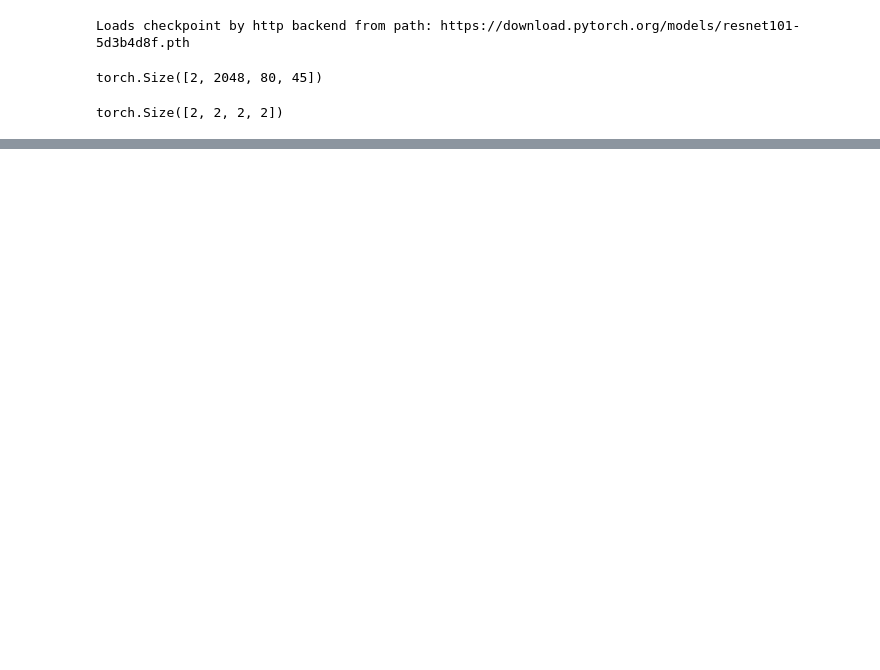
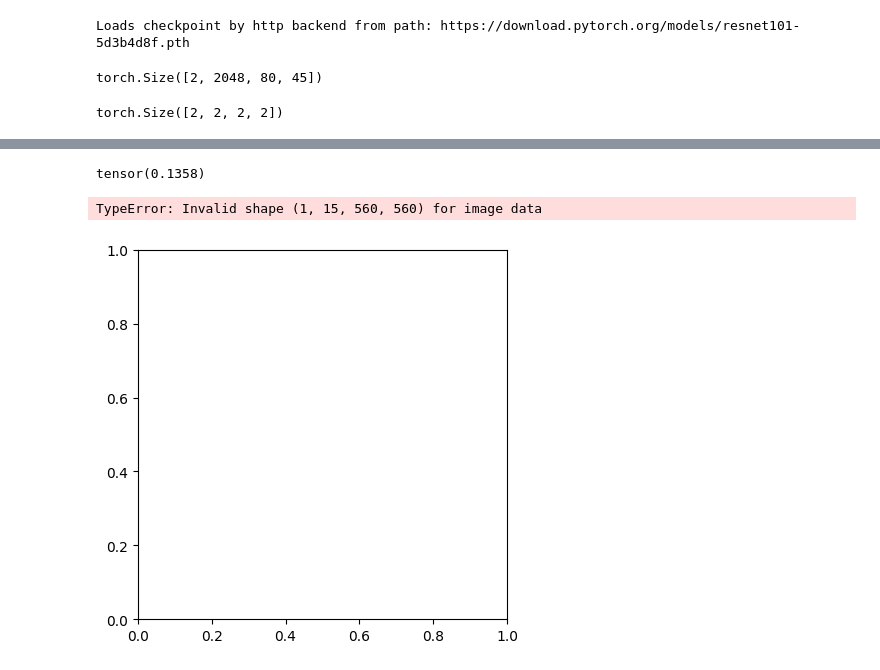
Before and after one commit to DauphinAFD/DA-ProSS, a Jupyter notebook: checktest.ipynb, the cells around one changed output, grey strips where cells are left out. Drawn from its saved outputs; the diff is of its cells as text; code cells hidden in the pictures; blank space fills up the shorter version.

```diff
--- a/checktest.ipynb
+++ b/checktest.ipynb
@@ -177,0 +260,3 @@ depth_base
+# %%
+depth = torch.unsqueeze(depth,dim = 0)
+depth.shape
@@ -177,0 +269,3 @@ depth_base
+# %%
+get_depth_prob = DepthProb()
+prob_to_entropy = Prob2Entropy()
@@ -177,0 +279,5 @@ depth_base
+# %%
+
+depth_prob = get_depth_prob(torch.tensor(depth))
+depth_prob.shape
+np.unique(depth_prob,return_counts=True)
@@ -177,0 +303,11 @@ depth_base
+# %%
+depth_entropy = prob_to_entropy(depth_prob)
+depth_entropy.max()
+# %% [output]
+tensor(0.1358)
+# %%
+plt.imshow(depth_entropy[:,:,:560,:560])
+plt.show()
+# %% [output]
+TypeError: Invalid shape (1, 15, 560, 560) for image data
+[figure, added]
```
Also changed, not shown: parts of 13 cells of this notebook, 1 other file.
